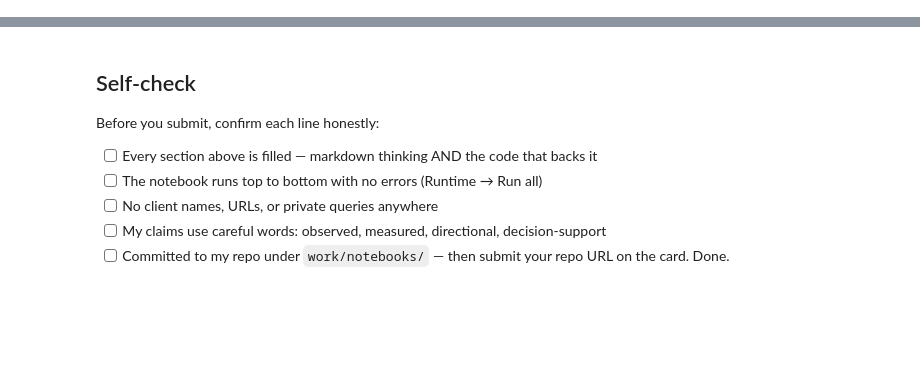
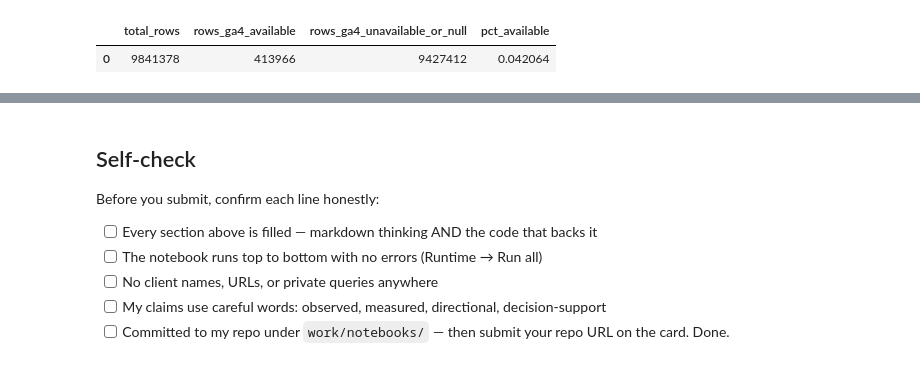
Before and after one commit to ayoushbirjani4-spec/fiyrank-firstlab, a Jupyter notebook: work/notebooks/w03_data_contract.ipynb, the cells around one changed output, grey strips where cells are left out. Drawn from its saved outputs; the diff is of its cells as text; code cells hidden in the pictures; blank space fills up the shorter version.

```diff
--- a/work/notebooks/w03_data_contract.ipynb
+++ b/work/notebooks/w03_data_contract.ipynb
@@ -36,0 +250,15 @@ This skeleton is yours to fill. Work the sections **in order** — each one has
+# %%
+availability = con.sql(f"""
+    SELECT
+        COUNT(*) AS total_rows,
+        COUNT(*) FILTER (WHERE ga4_data_available IS TRUE)  AS rows_ga4_available,
+        COUNT(*) FILTER (WHERE ga4_data_available IS NOT TRUE) AS rows_ga4_unavailable_or_null
+    FROM {TABLES['fact_daily']}
+    WHERE report_date >= DATE '2026-03-01' AND report_date < DATE '2026-04-01'
+""").df()
+
+availability['pct_available'] = availability['rows_ga4_available'] / availability['total_rows']
+availability
+# %% [output]
+|  | total_rows | rows_ga4_available | rows_ga4_unavailable_or_null | pct_available |
+| 0 | 9841378 | 413966 | 9427412 | 0.042064 |
```
Also changed, not shown: parts of 25 cells of this notebook.
